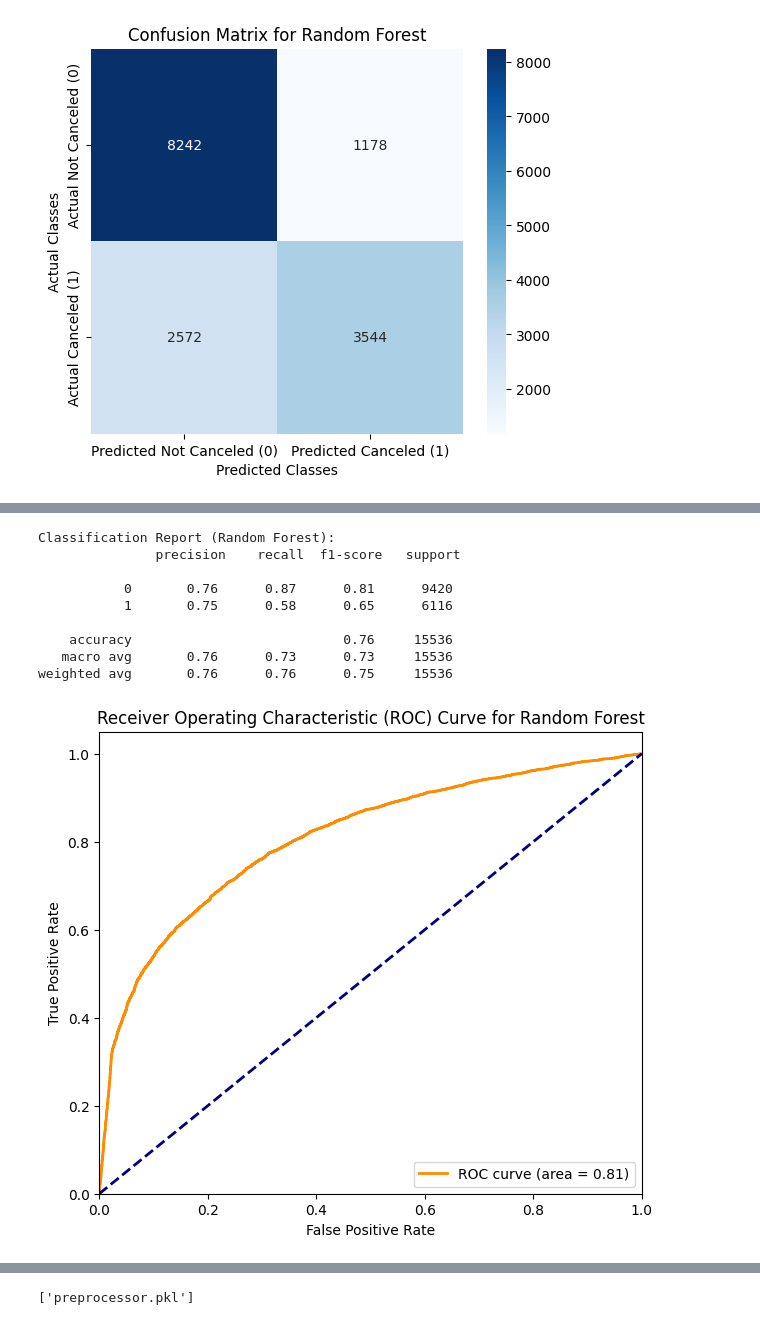
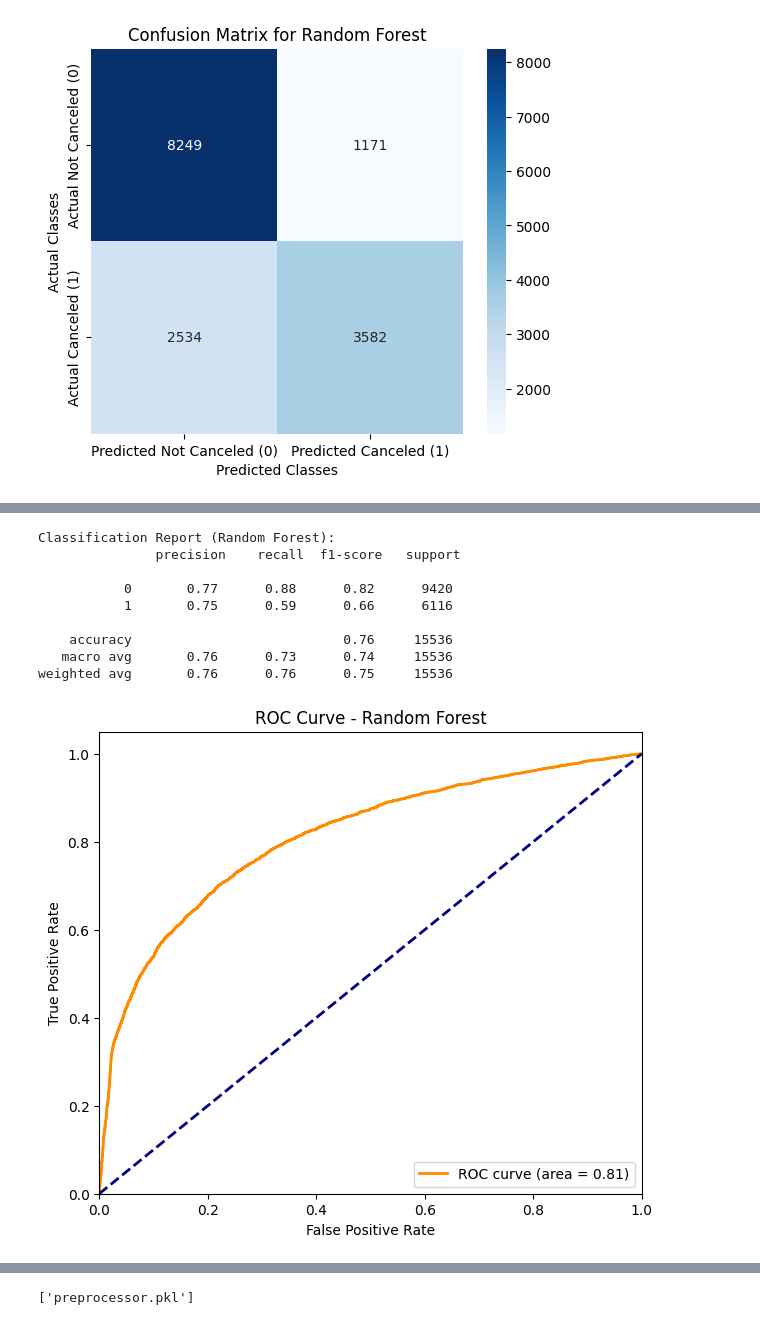
Before and after one commit to Yevheniia-Rudenko/redi_school_ML_AI, a Jupyter notebook: final_project/simple_logistic_regression.ipynb, the cells around one changed output, grey strips where cells are left out. Cells and saved outputs as stored; diff of their text form; code cells hidden in the pictures.

```diff
--- a/final_project/simple_logistic_regression.ipynb
+++ b/final_project/simple_logistic_regression.ipynb
@@ -370,3 +449,13 @@ XGBoost: F1 Weighted = 0.7578
+# %%
+# Extract the best estimators from GridSearchCV
+#lr = lr_search.best_estimator_
+#rf = rf_search.best_estimator_
+#xgb = xgb_search.best_estimator_
+
+# Predict using the best estimators
+lr_pred = lr.predict(X_val_processed)
+rf_pred = rf.predict(X_val_processed)
+xgb_pred = xgb.predict(X_val_processed)
 # %% [markdown]
 ## Model Evaluation Plots and Matrices
 # %%
@@ -413,30 +502,33 @@ plt.show()
 # %%
-# Classification Report for Random Forest
+# Print classification report
 print("\nClassification Report (Random Forest):\n", classification_report(y_val, rf_pred))
 
-# ROC Curve for Random Forest
-rf_proba = rf_model.predict_proba(X_val_encoded)[:, 1]
+# Predict probabilities for positive class
+rf_proba = rf.predict_proba(X_val_processed)[:, 1]
+
+# Compute ROC curve and ROC area
 rf_fpr, rf_tpr, _ = roc_curve(y_val, rf_proba)
 rf_roc_auc = auc(rf_fpr, rf_tpr)
 
+# Plot ROC curve
 plt.figure(figsize=(7, 6))
 plt.plot(rf_fpr, rf_tpr, color='darkorange', lw=2, label=f'ROC curve (area = {rf_roc_auc:.2f})')
 plt.plot([0, 1], [0, 1], color='navy', lw=2, linestyle='--')
 plt.xlim([0.0, 1.0])
 plt.ylim([0.0, 1.05])
 plt.xlabel('False Positive Rate')
 plt.ylabel('True Positive Rate')
-plt.title('Receiver Operating Characteristic (ROC) Curve for Random Forest')
+plt.title('ROC Curve - Random Forest')
 plt.legend(loc="lower right")
 plt.show()
 # %% [output]
 Classification Report (Random Forest):
                precision    recall  f1-score   support
 
-           0       0.76      0.87      0.81      9420
-           1       0.75      0.58      0.65      6116
+           0       0.77      0.88      0.82      9420
+           1       0.75      0.59      0.66      6116
 
     accuracy                           0.76     15536
-   macro avg       0.76      0.73      0.73     15536
+   macro avg       0.76      0.73      0.74     15536
 weighted avg       0.76      0.76      0.75     15536
-[figure, old version]
+[figure, new version]
```
Also changed, not shown: parts of 26 cells of this notebook, 1 other file.
